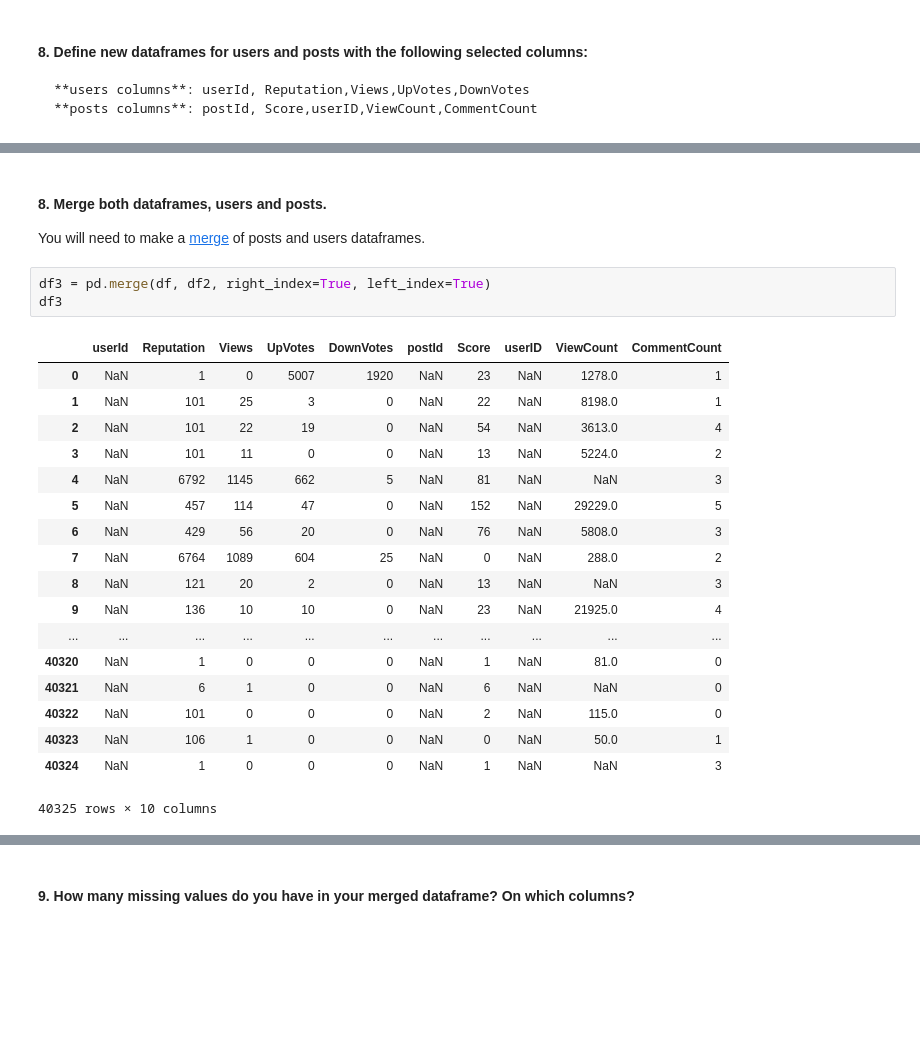
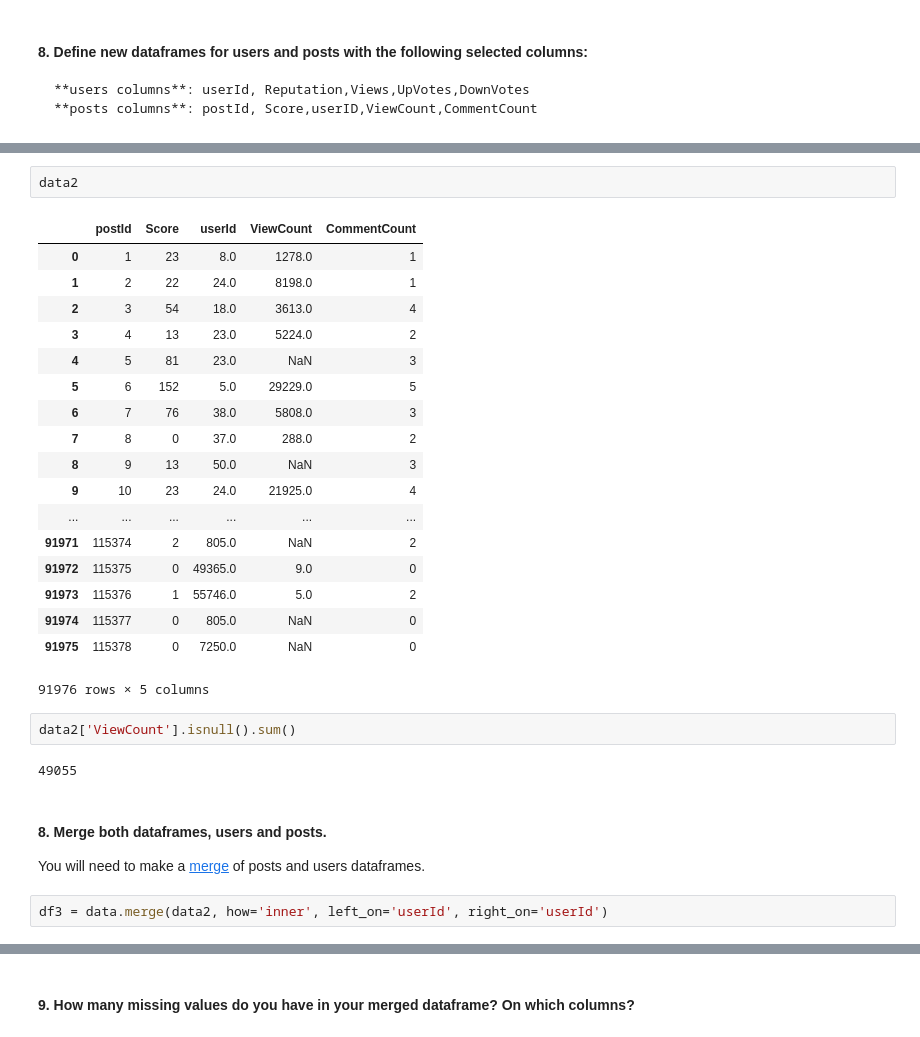
Before and after one commit to nancyulric/ironhack-datalabs-dataparis0619-pt, a Jupyter notebook: module-1/lab-data_cleaning/your-code/main.ipynb, the cells around one changed output, grey strips where cells are left out. Drawn from its saved outputs; the diff is of its cells as text; blank space fills up the shorter version.

```diff
--- a/module-1/lab-data_cleaning/your-code/main.ipynb
+++ b/module-1/lab-data_cleaning/your-code/main.ipynb
@@ -111,25 +115,30 @@ df2 = pd.DataFrame(data2, columns = ['postId', 'Score','userID','ViewCount','Com
+# %%
+data2
+# %% [output]
+|  | postId | Score | userId | ViewCount | CommentCount |
+| 0 | 1 | 23 | 8.0 | 1278.0 | 1 |
+| 1 | 2 | 22 | 24.0 | 8198.0 | 1 |
+| 2 | 3 | 54 | 18.0 | 3613.0 | 4 |
+| 3 | 4 | 13 | 23.0 | 5224.0 | 2 |
+| 4 | 5 | 81 | 23.0 | NaN | 3 |
+| 5 | 6 | 152 | 5.0 | 29229.0 | 5 |
+| 6 | 7 | 76 | 38.0 | 5808.0 | 3 |
+| 7 | 8 | 0 | 37.0 | 288.0 | 2 |
+| 8 | 9 | 13 | 50.0 | NaN | 3 |
+| 9 | 10 | 23 | 24.0 | 21925.0 | 4 |
+| ... | ... | ... | ... | ... | ... |
+| 91971 | 115374 | 2 | 805.0 | NaN | 2 |
+| 91972 | 115375 | 0 | 49365.0 | 9.0 | 0 |
+| 91973 | 115376 | 1 | 55746.0 | 5.0 | 2 |
+| 91974 | 115377 | 0 | 805.0 | NaN | 0 |
+| 91975 | 115378 | 0 | 7250.0 | NaN | 0 |
+91976 rows × 5 columns
+# %%
+data2['ViewCount'].isnull().sum()
+# %% [output]
+49055
 # %% [markdown]
 #### 8. Merge both dataframes, users and posts.
 You will need to make a [merge](https://pandas.pydata.org/pandas-docs/stable/generated/pandas.DataFrame.merge.html) of posts and users dataframes.
-# %%
-df3 = pd.merge(df, df2, right_index=True, left_index=True)
-df3
-# %% [output]
-|  | userId | Reputation | Views | UpVotes | DownVotes | postId | Score | userID | ViewCount | CommentCount |
-| 0 | NaN | 1 | 0 | 5007 | 1920 | NaN | 23 | NaN | 1278.0 | 1 |
-| 1 | NaN | 101 | 25 | 3 | 0 | NaN | 22 | NaN | 8198.0 | 1 |
-| 2 | NaN | 101 | 22 | 19 | 0 | NaN | 54 | NaN | 3613.0 | 4 |
-| 3 | NaN | 101 | 11 | 0 | 0 | NaN | 13 | NaN | 5224.0 | 2 |
-| 4 | NaN | 6792 | 1145 | 662 | 5 | NaN | 81 | NaN | NaN | 3 |
-| 5 | NaN | 457 | 114 | 47 | 0 | NaN | 152 | NaN | 29229.0 | 5 |
-| 6 | NaN | 429 | 56 | 20 | 0 | NaN | 76 | NaN | 5808.0 | 3 |
-| 7 | NaN | 6764 | 1089 | 604 | 25 | NaN | 0 | NaN | 288.0 | 2 |
-| 8 | NaN | 121 | 20 | 2 | 0 | NaN | 13 | NaN | NaN | 3 |
-| 9 | NaN | 136 | 10 | 10 | 0 | NaN | 23 | NaN | 21925.0 | 4 |
-| ... | ... | ... | ... | ... | ... | ... | ... | ... | ... | ... |
-| 40320 | NaN | 1 | 0 | 0 | 0 | NaN | 1 | NaN | 81.0 | 0 |
-| 40321 | NaN | 6 | 1 | 0 | 0 | NaN | 6 | NaN | NaN | 0 |
-| 40322 | NaN | 101 | 0 | 0 | 0 | NaN | 2 | NaN | 115.0 | 0 |
-| 40323 | NaN | 106 | 1 | 0 | 0 | NaN | 0 | NaN | 50.0 | 1 |
-| 40324 | NaN | 1 | 0 | 0 | 0 | NaN | 1 | NaN | NaN | 3 |
-40325 rows × 10 columns
+# %%
+df3 = data.merge(data2, how='inner', left_on='userId', right_on='userId')
```
Also changed, not shown: parts of 11 cells of this notebook, 3 other files.
